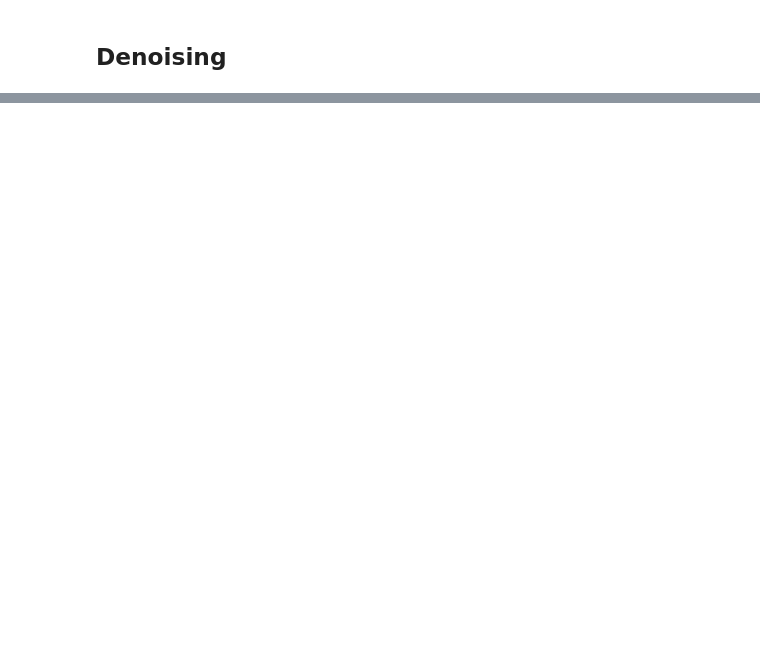
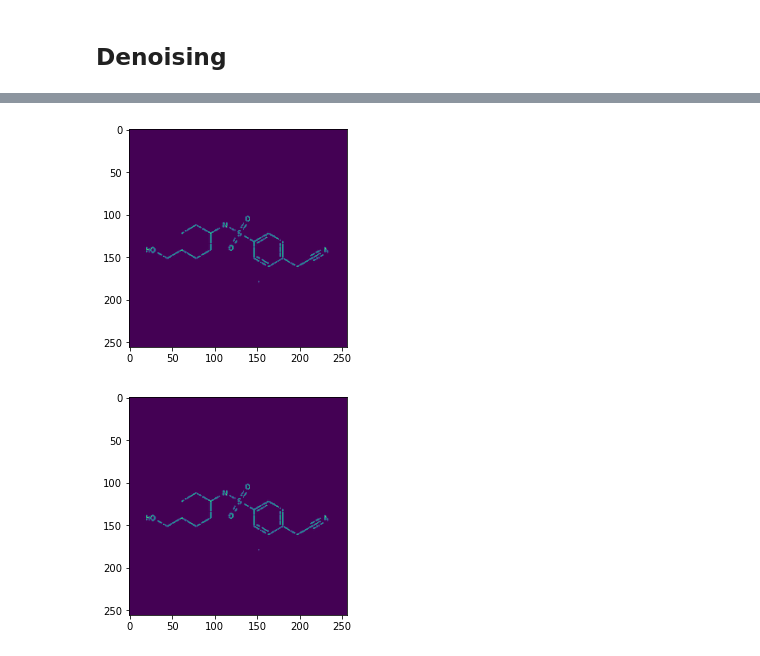
Before and after one commit to wesleyktatum/bms_kaggle, a Jupyter notebook: ipynb/preprocessing_dev.ipynb, the cells around one changed output, grey strips where cells are left out. Saved outputs shown, nothing was run; the diff lists cells and outputs as text; code cells hidden in the pictures; blank space fills up the shorter version.

```diff
--- a/ipynb/preprocessing_dev.ipynb
+++ b/ipynb/preprocessing_dev.ipynb
@@ -264,0 +410,36 @@ plt.show()
+# %%
+def denoise(img):
+    edges = edge_enhance(img)
+    edges = edge_detect(edges)
+    binary = binarize(edges)
+
+    labels = measure.label(binary, connectivity = 2)
+    unique_counts = np.unique(labels, return_counts = True)
+
+    for label, count in zip(unique_counts[0], unique_counts[1]):
+        if count < 10:
+            img[labels == label] = 0
+
+    return img
+# %%
+imgs, img_ids, labels = get_n_samples(train_labels, n = 2)
+
+resized = resize_imgs(img_ids[0], resize = 256)
+img = invert_and_normalize_img(resized[0])
+plt.imshow(img)
+plt.show()
+
+# edges = edge_enhance(img)
+# edges = edge_detect(edges)
+# plt.imshow(edges)
+# plt.show()
+
+# binary = binarize(edges)
+
+denoised = denoise(img)
+# print(np.unique(denoised))
+plt.imshow(denoised)
+plt.show()
+# %% [output]
+[figure, added]
+[figure, added]
```
Also changed, not shown: parts of 13 cells of this notebook, 3 other files.
